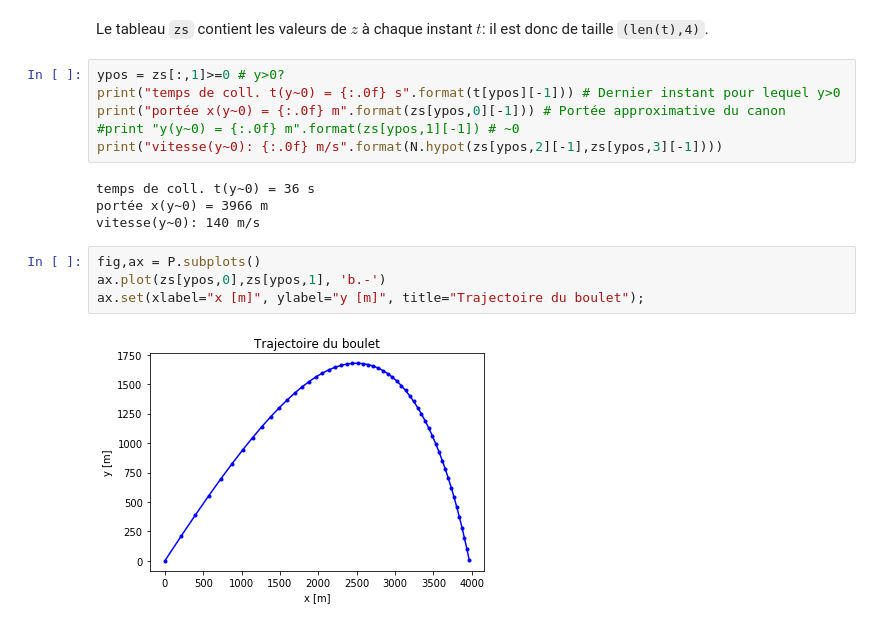
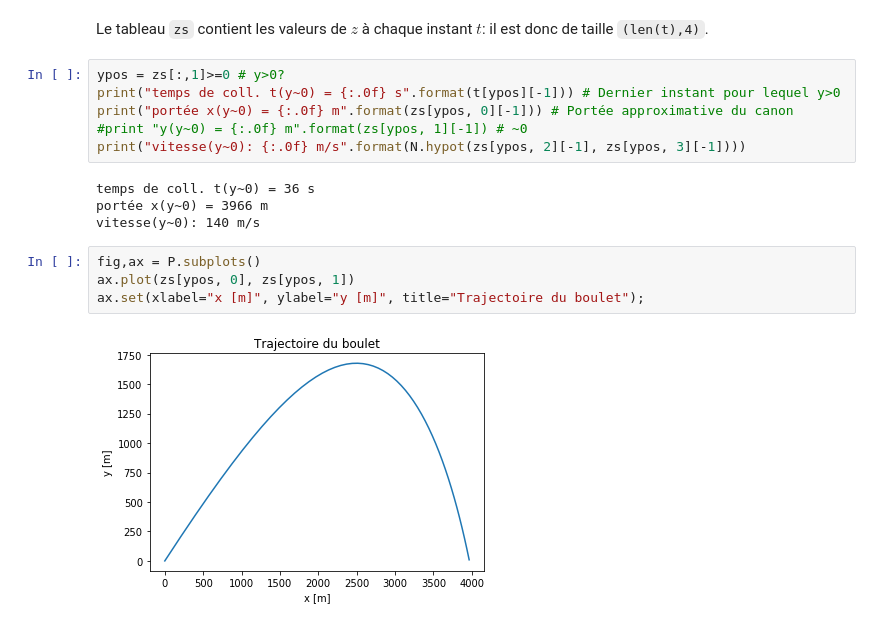
Before and after one commit to ycopin/Informatique-Python, a Jupyter notebook: Exercices/canon.ipynb, the cells around one changed output. Drawn from its saved outputs; the diff is of its cells as text.

```diff
--- a/Exercices/canon.ipynb
+++ b/Exercices/canon.ipynb
@@ -70,16 +70,16 @@ Le tableau `zs` contient les valeurs de $z$ à chaque instant $t$: il est donc d
 # %%
 ypos = zs[:,1]>=0 # y>0?
 print("temps de coll. t(y~0) = {:.0f} s".format(t[ypos][-1])) # Dernier instant pour lequel y>0
-print("portée x(y~0) = {:.0f} m".format(zs[ypos,0][-1])) # Portée approximative du canon
-#print "y(y~0) = {:.0f} m".format(zs[ypos,1][-1]) # ~0
-print("vitesse(y~0): {:.0f} m/s".format(N.hypot(zs[ypos,2][-1],zs[ypos,3][-1])))
+print("portée x(y~0) = {:.0f} m".format(zs[ypos, 0][-1])) # Portée approximative du canon
+#print "y(y~0) = {:.0f} m".format(zs[ypos, 1][-1]) # ~0
+print("vitesse(y~0): {:.0f} m/s".format(N.hypot(zs[ypos, 2][-1], zs[ypos, 3][-1])))
 # %% [output]
 temps de coll. t(y~0) = 36 s
 portée x(y~0) = 3966 m
 vitesse(y~0): 140 m/s
 # %%
 fig,ax = P.subplots()
-ax.plot(zs[ypos,0],zs[ypos,1], 'b.-')
+ax.plot(zs[ypos, 0], zs[ypos, 1])
 ax.set(xlabel="x [m]", ylabel="y [m]", title="Trajectoire du boulet");
 # %% [output]
-[figure, old version]
+[figure, new version]
```
Also changed, not shown: parts of 4 cells of this notebook, 11 other files.
